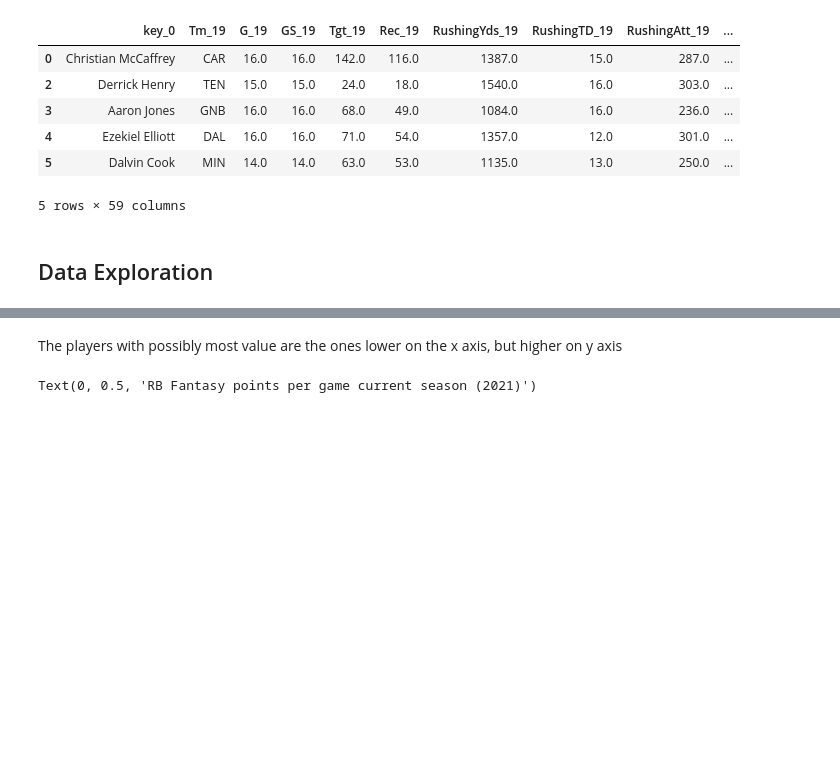
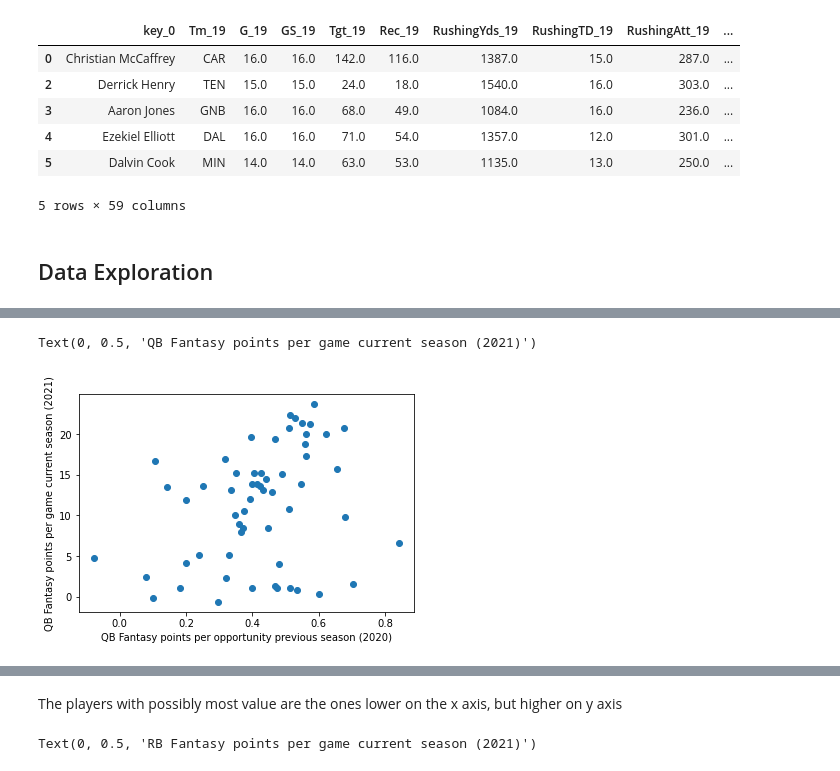
Before and after one commit to stephenkuc/Predicting_Fantasy_Football_Scores, a Jupyter notebook: FF_Analysis_ffpoints.ipynb, the cells around one changed output, grey strips where cells are left out. Drawn from its saved outputs; the diff is of its cells as text; code cells hidden in the pictures; blank space fills up the shorter version.

```diff
--- a/FF_Analysis_ffpoints.ipynb
+++ b/FF_Analysis_ffpoints.ipynb
@@ -351,0 +379,7 @@ ff_rb_pts.head()
+# %%
+plt.scatter(ff_qb_pts['fp_per_opp20'], ff_qb_pts['fp_per_gm21'])
+plt.xlabel('QB Fantasy points per opportunity previous season (2020)')
+plt.ylabel('QB Fantasy points per game current season (2021)')
+# %% [output]
+Text(0, 0.5, 'QB Fantasy points per game current season (2021)')
+[figure, added]
```
Also changed, not shown: parts of 25 cells of this notebook.
